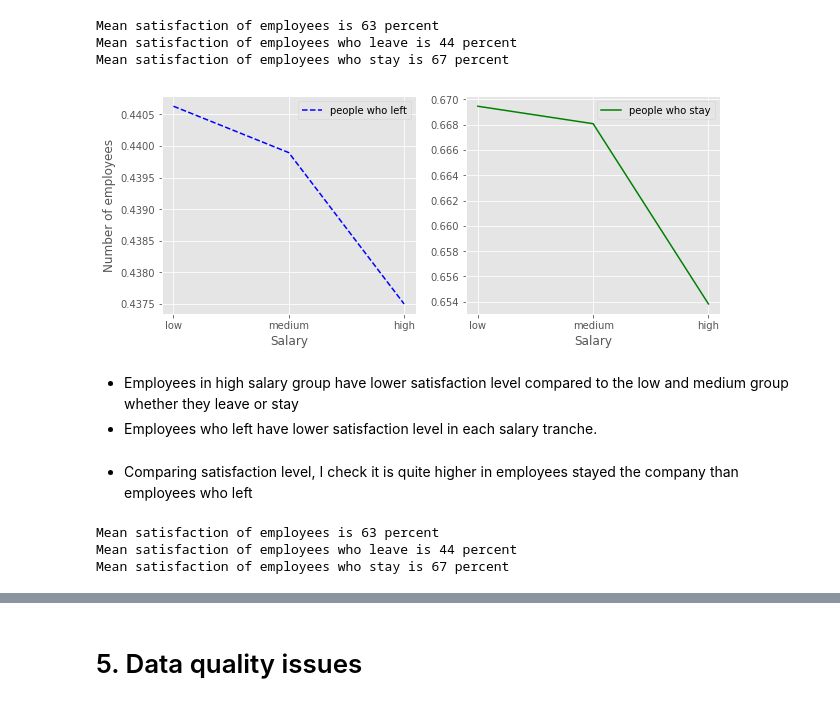
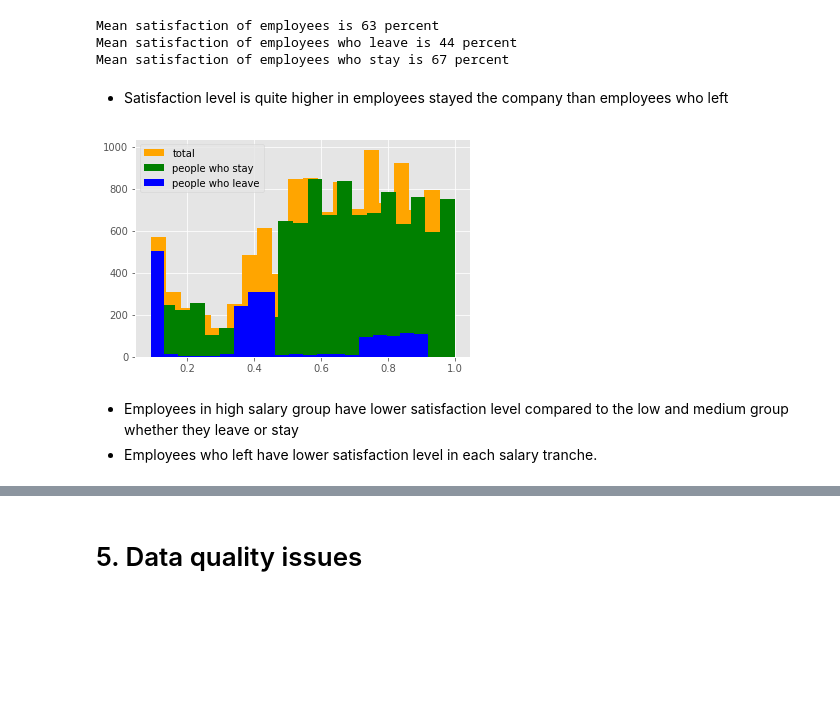
Before and after one commit to MariaGamero/TFM-ReasonsforEmployeeTurnover, a Jupyter notebook: Employee_retention.ipynb, the cells around one changed output, grey strips where cells are left out. Drawn from its saved outputs; the diff is of its cells as text; code cells hidden in the pictures; blank space fills up the shorter version.

```diff
--- a/Employee_retention.ipynb
+++ b/Employee_retention.ipynb
@@ -311,31 +304,16 @@ print('Mean satisfaction of employees who stay is %.f percent' %(people_who_stay
 Mean satisfaction of employees is 63 percent
 Mean satisfaction of employees who leave is 44 percent
 Mean satisfaction of employees who stay is 67 percent
-# %%
-figure, axs = plt.subplots(ncols=2)
-
-axs[0].plot(X, Y3,'b--')
-axs[1].plot(X, Y4,color='green',scalex=True)
-axs[0].set_ylabel('Number of employees')
-axs[0].set_xlabel('Salary')
-axs[1].set_xlabel('Salary')
-
-figure.set_size_inches(10,4)
-axs[0].legend(['people who left'])
-axs[1].legend(['people who stay'])
-plt.show()
-# %% [output]
-[figure, removed]
+# %% [markdown]
+*  Satisfaction level is quite higher in employees stayed the company than employees who left
+# %%
+plt.hist(hr_no_dupl.satisfaction_level,bins=20,color='orange',label='total')
+plt.hist(people_who_stay.satisfaction_level,bins=20,color='green',label='people who stay',) #people who stay
+plt.hist(people_who_leave.satisfaction_level,bins=20,color='blue',label='people who leave') #people who leave
+plt.legend()
+plt.show()
+# %% [output]
+[figure, added]
 # %% [markdown]
 * Employees in high salary group have lower satisfaction level compared to the low and medium group whether they leave or stay
 * Employees who left have lower satisfaction level in each salary tranche.
-# %% [markdown]
-*  Comparing satisfaction level, I check  it is quite higher in employees stayed the company than employees who left
-# %%
-print('Mean satisfaction of employees is %.f percent'%(hr_no_dupl.satisfaction_level.mean()*100))
-print('Mean satisfaction of employees who leave is %.f percent' %(people_who_leave.satisfaction_level.mean()*100))
-print('Mean satisfaction of employees who stay is %.f percent' %(people_who_stay.satisfaction_level.mean()*100))
-# %% [output]
-Mean satisfaction of employees is 63 percent
-Mean satisfaction of employees who leave is 44 percent
-Mean satisfaction of employees who stay is 67 percent
```
Also changed, not shown: parts of 15 cells of this notebook.
